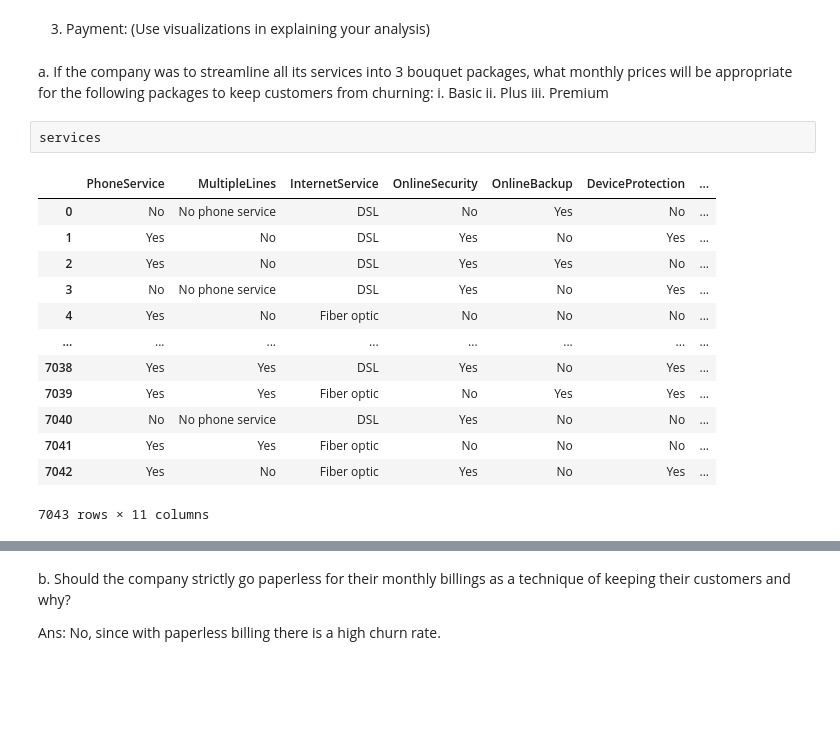
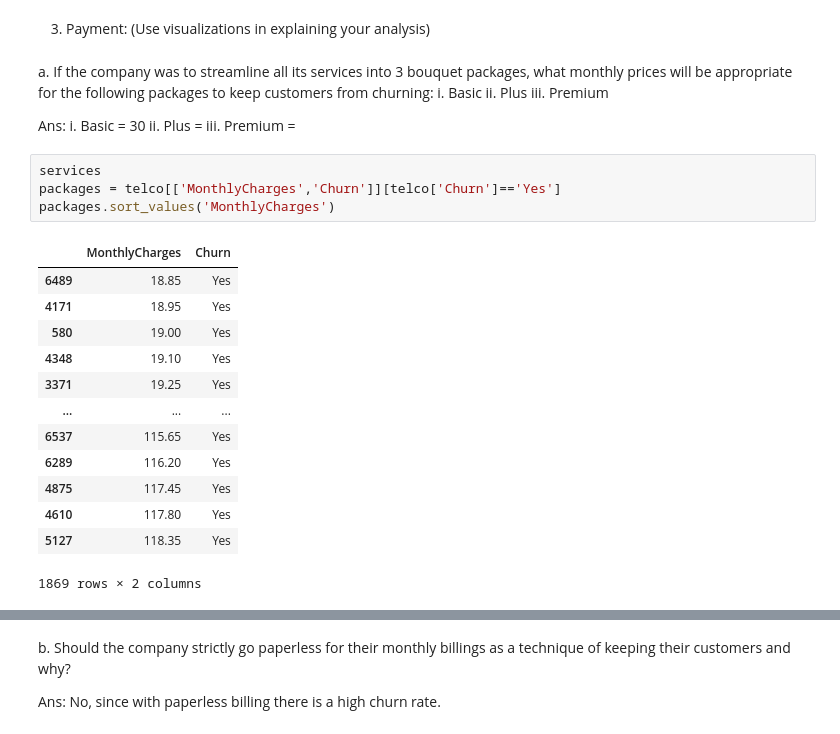
Before and after one commit to wkipkemboi/Assignment-4, a Jupyter notebook: Telco Customer Churn.ipynb, the cells around one changed output, grey strips where cells are left out. Drawn from its saved outputs; the diff is of its cells as text; blank space fills up the shorter version.

```diff
--- a/Telco Customer Churn.ipynb
+++ b/Telco Customer Churn.ipynb
@@ -125,19 +125,26 @@ a. If the company was to streamline all its services into 3 bouquet packages, wh
     i. Basic
     ii. Plus
     iii. Premium
+
+Ans:
+    i. Basic = 30
+    ii. Plus =
+    iii. Premium =
-# %%
-services
-# %% [output]
-|  | PhoneService | MultipleLines | InternetService | OnlineSecurity | OnlineBackup | DeviceProtection | ... |
-| 0 | No | No phone service | DSL | No | Yes | No | ... |
-| 1 | Yes | No | DSL | Yes | No | Yes | ... |
-| 2 | Yes | No | DSL | Yes | Yes | No | ... |
-| 3 | No | No phone service | DSL | Yes | No | Yes | ... |
-| 4 | Yes | No | Fiber optic | No | No | No | ... |
-| ... | ... | ... | ... | ... | ... | ... | ... |
-| 7038 | Yes | Yes | DSL | Yes | No | Yes | ... |
-| 7039 | Yes | Yes | Fiber optic | No | Yes | Yes | ... |
-| 7040 | No | No phone service | DSL | Yes | No | No | ... |
-| 7041 | Yes | Yes | Fiber optic | No | No | No | ... |
-| 7042 | Yes | No | Fiber optic | Yes | No | Yes | ... |
-7043 rows × 11 columns
+# %%
+services
+packages = telco[['MonthlyCharges','Churn']][telco['Churn']=='Yes']
+packages.sort_values('MonthlyCharges')
+# %% [output]
+|  | MonthlyCharges | Churn |
+| 6489 | 18.85 | Yes |
+| 4171 | 18.95 | Yes |
+| 580 | 19.00 | Yes |
+| 4348 | 19.10 | Yes |
+| 3371 | 19.25 | Yes |
+| ... | ... | ... |
+| 6537 | 115.65 | Yes |
+| 6289 | 116.20 | Yes |
+| 4875 | 117.45 | Yes |
+| 4610 | 117.80 | Yes |
+| 5127 | 118.35 | Yes |
+1869 rows × 2 columns
```
Also changed, not shown: parts of 7 cells of this notebook.
